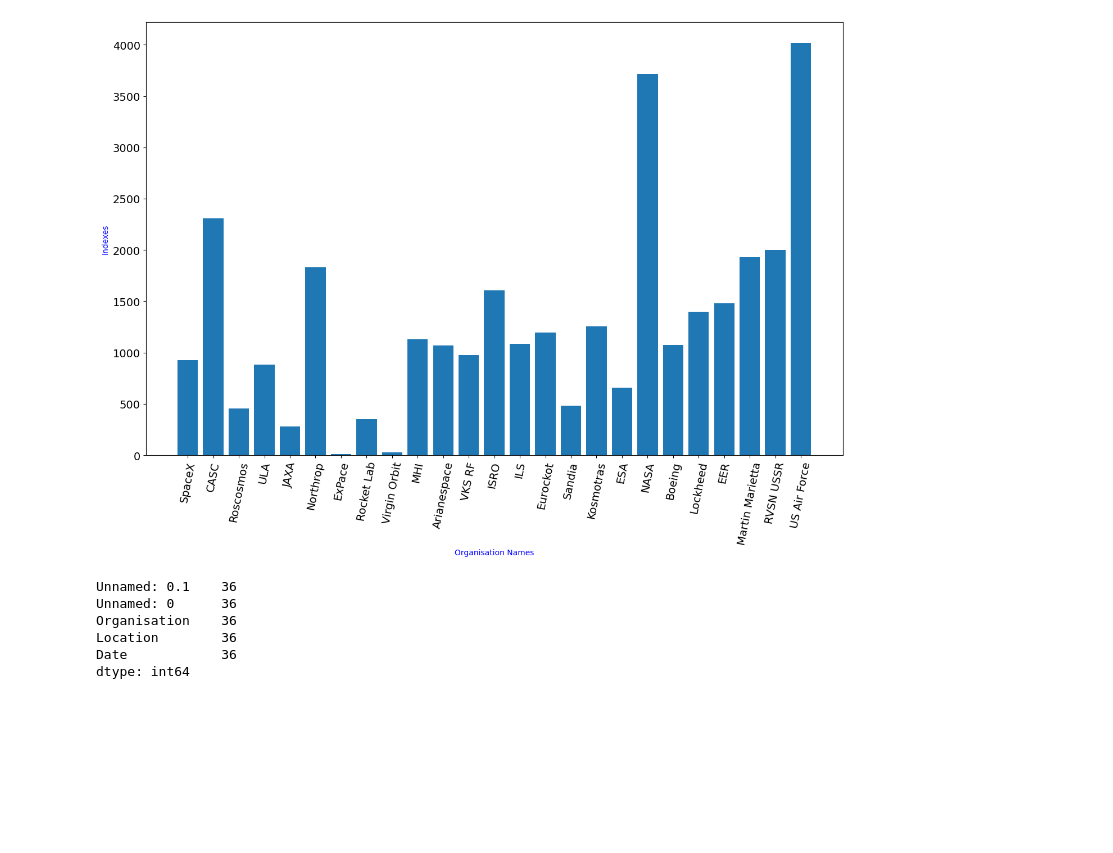
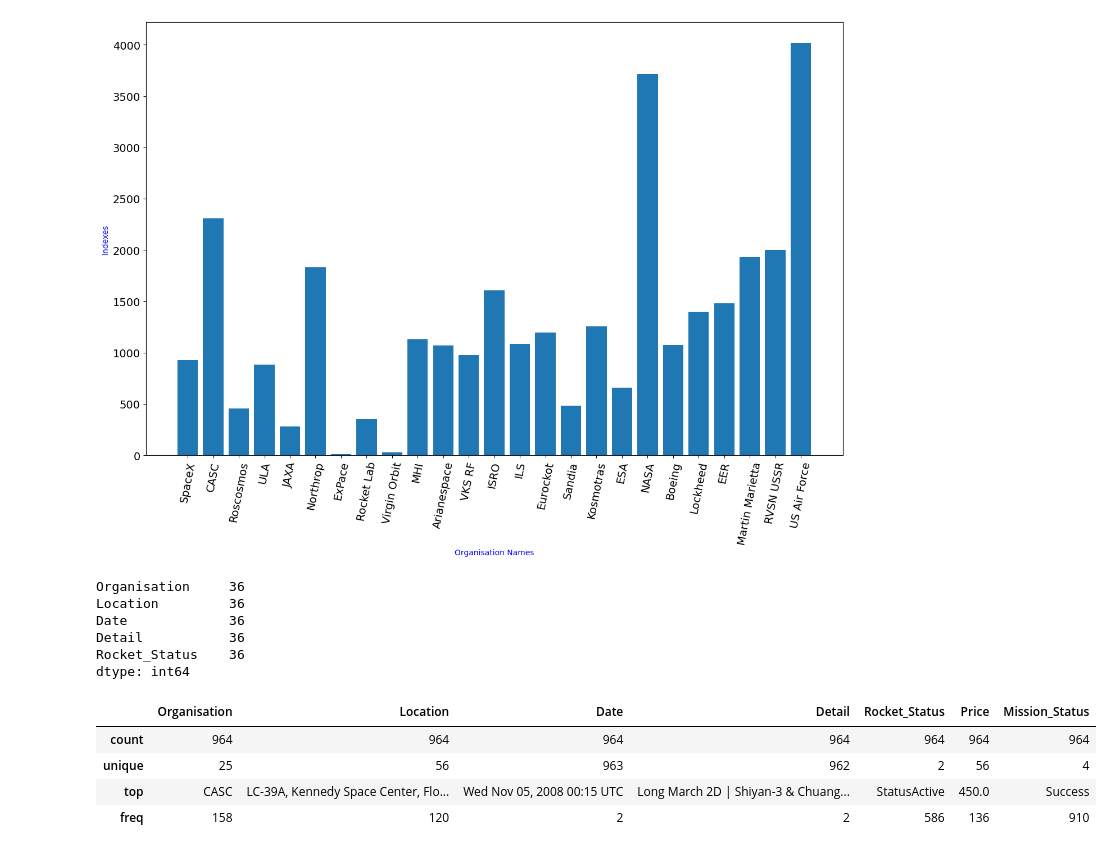
Before and after one commit to vaishalini15/Vaishalini, a Jupyter notebook: Mission_Launches.ipynb, the cells around one changed output. Saved outputs shown, nothing was run; the diff lists cells and outputs as text; code cells hidden in the pictures; blank space fills up the shorter version.

```diff
--- a/Mission_Launches.ipynb
+++ b/Mission_Launches.ipynb
@@ -99,12 +95,12 @@ plt.bar(df_data['Organisation'],df_data.index,linewidth = 10)
 [figure]
 # %%
 # missions successful and failure counts
-df_success = df_data[df_data.Mission_Status == "Failure"].count()
+df_success = df_clean_data[df_clean_data.Mission_Status == "Failure"].count()
 df_success[:5]
 # %% [output]
-Unnamed: 0.1    36
-Unnamed: 0      36
-Organisation    36
-Location        36
-Date            36
+Organisation     36
+Location         36
+Date             36
+Detail           36
+Rocket_Status    36
 dtype: int64
@@ -112,0 +107,8 @@ arr = np.array[dp_data[dp_data.Price]]
+# %%
+df_clean_data.describe()
+# %% [output]
+|  | Organisation | Location | Date | Detail | Rocket_Status | Price | Mission_Status |
+| count | 964 | 964 | 964 | 964 | 964 | 964 | 964 |
+| unique | 25 | 56 | 963 | 962 | 2 | 56 | 4 |
+| top | CASC | LC-39A, Kennedy Space Center, Flo... | Wed Nov 05, 2008 00:15 UTC | Long March 2D | Shiyan-3 & Chuang... | StatusActive | 450.0 | Success |
+| freq | 158 | 120 | 2 | 2 | 586 | 136 | 910 |
```
Also changed, not shown: parts of 10 cells of this notebook.
